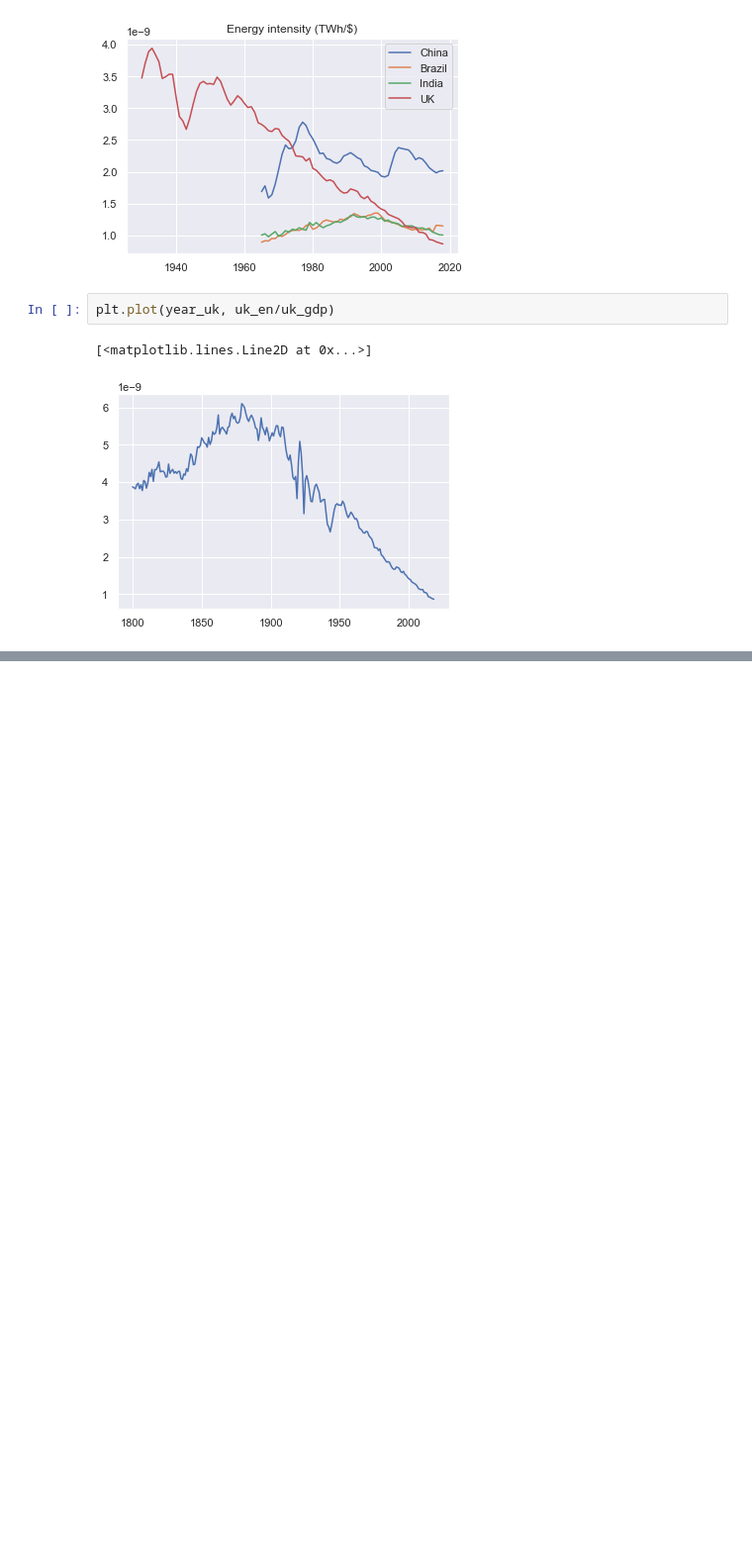
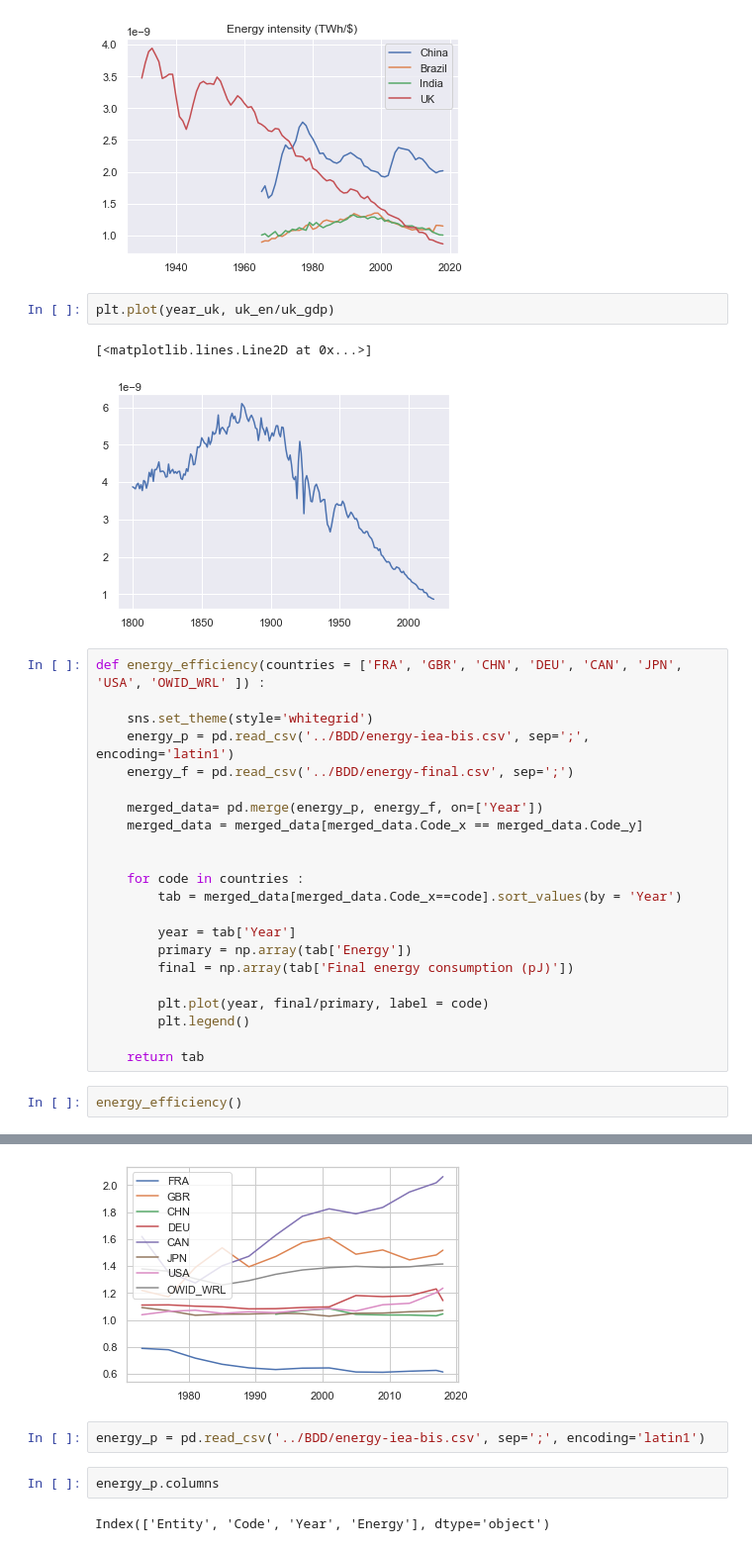
Before and after one commit to leatrin/EnergyLimits, a Jupyter notebook: Codes/BRICS.ipynb, the cells around one changed output, grey strips where cells are left out. Shown at 99% size. Saved outputs shown, nothing was run; the diff lists cells and outputs as text; blank space fills up the shorter version.

```diff
--- a/Codes/BRICS.ipynb
+++ b/Codes/BRICS.ipynb
@@ -110,3 +110,28 @@ plt.plot(year_uk, uk_en/uk_gdp)
 # %% [output]
 [<matplotlib.lines.Line2D at 0x...>]
 [figure]
+# %%
+def energy_efficiency(countries = ['FRA', 'GBR', 'CHN', 'DEU', 'CAN', 'JPN',  'USA', 'OWID_WRL' ]) :
+
+    sns.set_theme(style='whitegrid')
+    energy_p = pd.read_csv('../BDD/energy-iea-bis.csv', sep=';', encoding='latin1')
+    energy_f = pd.read_csv('../BDD/energy-final.csv', sep=';')
+
+    merged_data= pd.merge(energy_p, energy_f, on=['Year'])
+    merged_data = merged_data[merged_data.Code_x == merged_data.Code_y]
+
+
+    for code in countries :
+        tab = merged_data[merged_data.Code_x==code].sort_values(by = 'Year')
+
+        year = tab['Year']
+        primary = np.array(tab['Energy'])
+        final = np.array(tab['Final energy consumption (pJ)'])
+
+        plt.plot(year, final/primary, label = code)
+        plt.legend()
+
+    return tab
+# %%
+energy_efficiency()
+# %% [output]
@@ -112,0 +152,7 @@ plt.plot(year_uk, uk_en/uk_gdp)
+[figure, added]
+# %%
+energy_p = pd.read_csv('../BDD/energy-iea-bis.csv', sep=';', encoding='latin1')
+# %%
+energy_p.columns
+# %% [output]
+Index(['Entity', 'Code', 'Year', 'Energy'], dtype='object')
```
Also changed, not shown: parts of 2 cells of this notebook, 50 other files.
